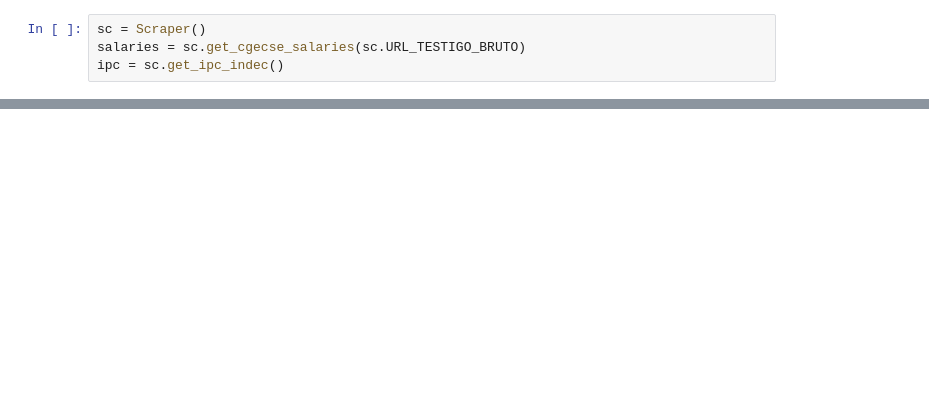
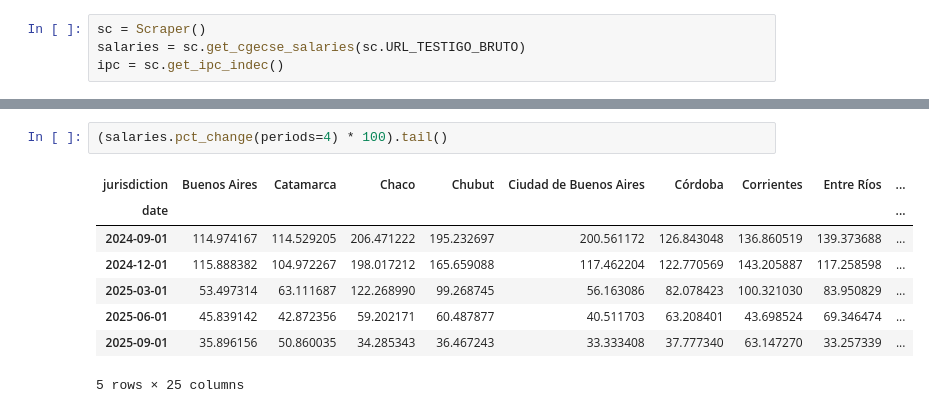
Before and after one commit to jbeiroa/teacher_salaries, a Jupyter notebook: test_ground.ipynb, the cells around one changed output, grey strips where cells are left out. Cells and saved outputs as stored; diff of their text form; blank space fills up the shorter version.

```diff
--- a/test_ground.ipynb
+++ b/test_ground.ipynb
@@ -145,0 +160,11 @@ datetime.datetime(1917, 4, 24, 0, 0)
+# %%
+(salaries.pct_change(periods=4) * 100).tail()
+# %% [output]
+| jurisdiction | Buenos Aires | Catamarca | Chaco | Chubut | Ciudad de Buenos Aires | Córdoba | Corrientes | Entre Ríos | ... |
+| date |  |  |  |  |  |  |  |  | ... |
+| 2024-09-01 | 114.974167 | 114.529205 | 206.471222 | 195.232697 | 200.561172 | 126.843048 | 136.860519 | 139.373688 | ... |
+| 2024-12-01 | 115.888382 | 104.972267 | 198.017212 | 165.659088 | 117.462204 | 122.770569 | 143.205887 | 117.258598 | ... |
+| 2025-03-01 | 53.497314 | 63.111687 | 122.268990 | 99.268745 | 56.163086 | 82.078423 | 100.321030 | 83.950829 | ... |
+| 2025-06-01 | 45.839142 | 42.872356 | 59.202171 | 60.487877 | 40.511703 | 63.208401 | 43.698524 | 69.346474 | ... |
+| 2025-09-01 | 35.896156 | 50.860035 | 34.285343 | 36.467243 | 33.333408 | 37.777340 | 63.147270 | 33.257339 | ... |
+5 rows × 25 columns
```
Also changed, not shown: parts of 19 cells of this notebook, 3 other files.
